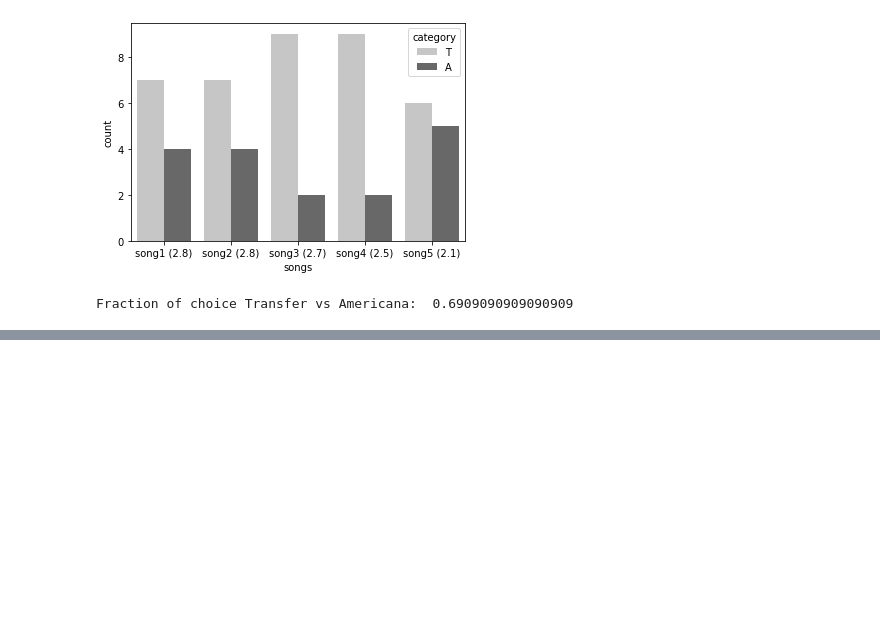
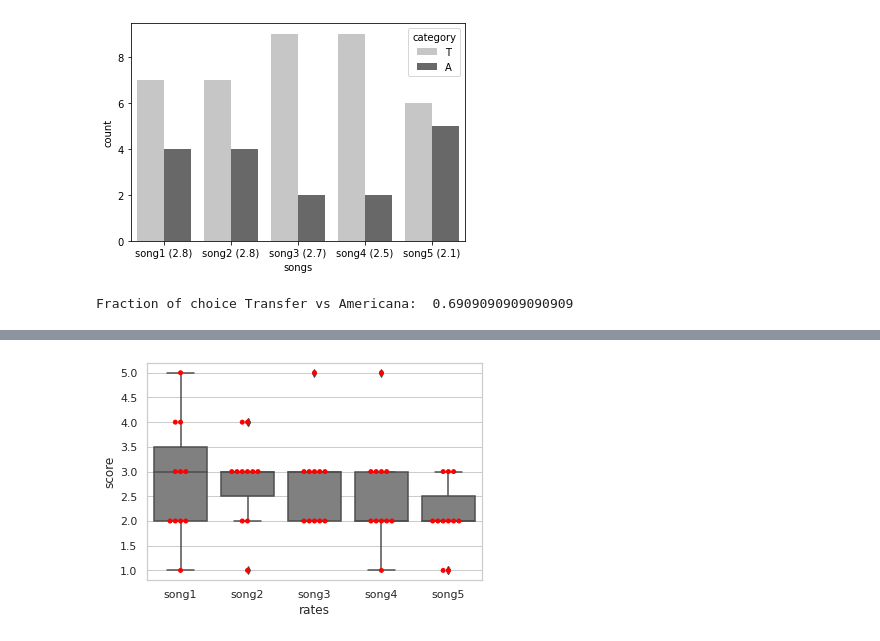
Before and after one commit to gregwinther/folk_transformer, a Jupyter notebook: report/figures.ipynb, the cells around one changed output, grey strips where cells are left out. Drawn from its saved outputs; the diff is of its cells as text; code cells hidden in the pictures; blank space fills up the shorter version.

Commit message:
Adding a boxplot and more text

```diff
--- a/report/figures.ipynb
+++ b/report/figures.ipynb
@@ -88,0 +93,3 @@ Fraction of choice Transfer vs Americana:  0.6909090909090909
+# %%
+df_rates = pd.melt(df,value_vars=rates, var_name="rates", value_name="score")
+df_rates.head()
@@ -88,0 +103,9 @@ Fraction of choice Transfer vs Americana:  0.6909090909090909
+# %%
+sns.set_theme(style="whitegrid")
+g = sns.boxplot(x = "rates", y = "score", data=df_rates, color="Grey")
+sns.swarmplot(x = "rates", y = "score", data=df_rates, color="red")
+g.set_xticklabels(songs)
+plt.savefig("images/scores.png")
+None
+# %% [output]
+[figure, added]
```
Also changed, not shown: parts of 4 cells of this notebook, 3 other files.
